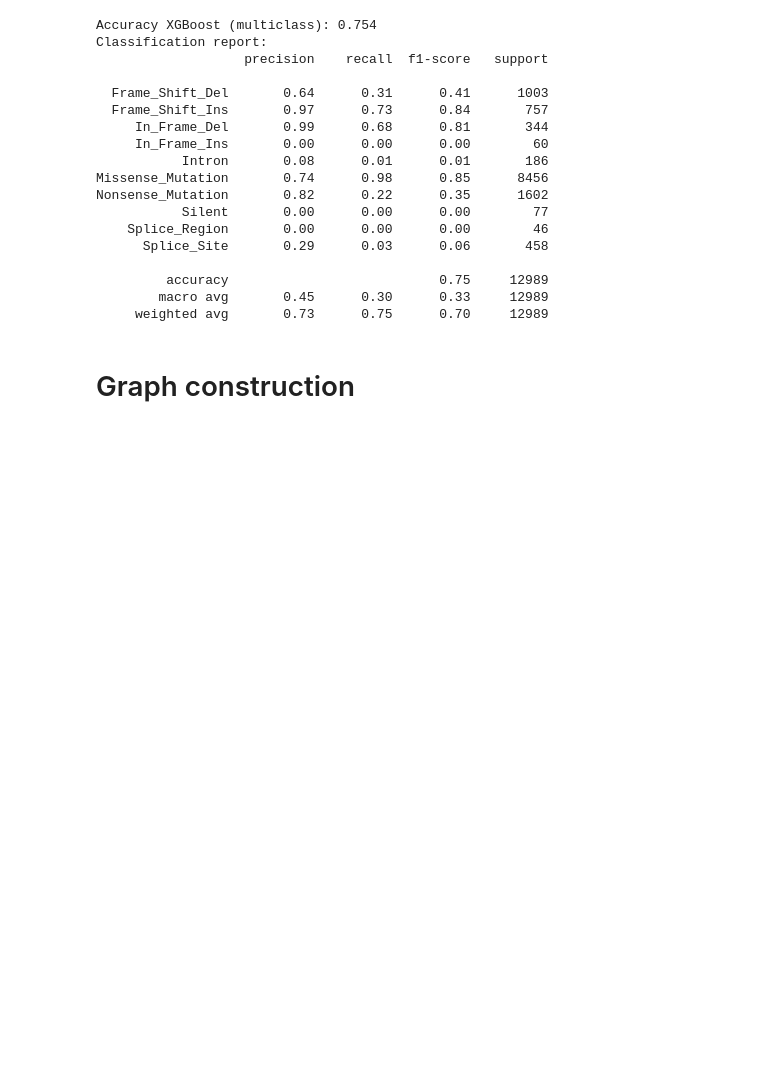
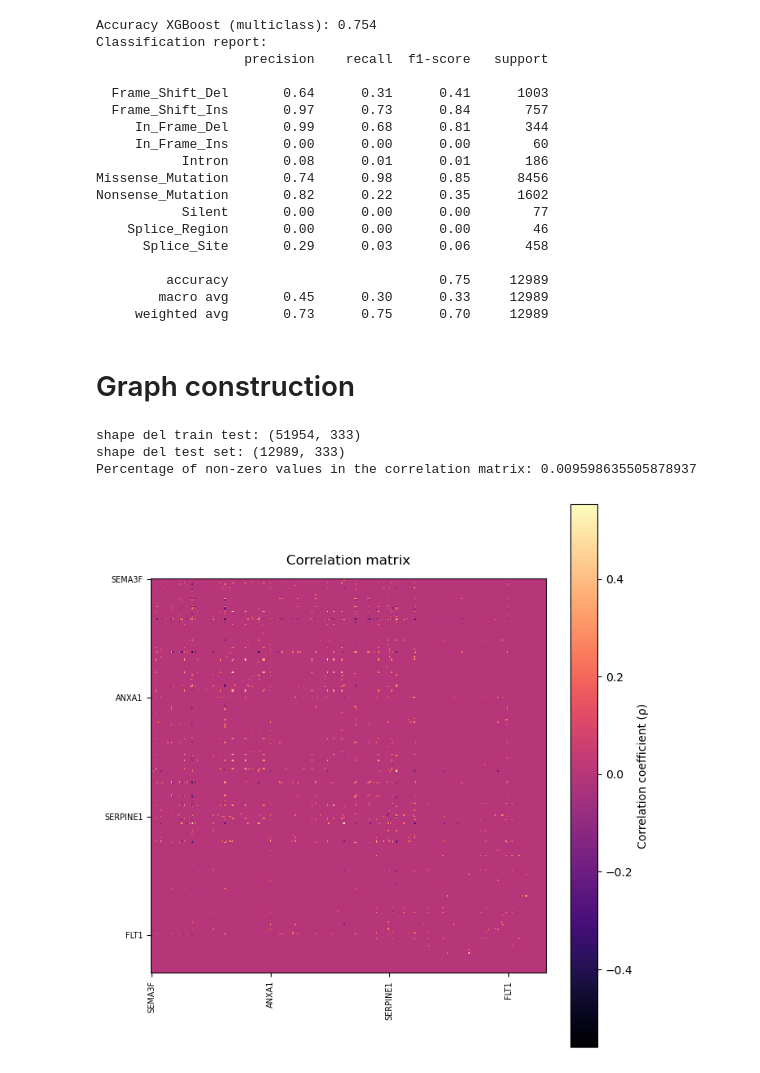
Before and after one commit to tommasoravasio/scRNAseq-GNN-multiclass-tp53, a Jupyter notebook: notebooks/main_experiment.ipynb, the cells around one changed output. Cells and saved outputs as stored; diff of their text form; code cells hidden in the pictures; blank space fills up the shorter version.

Commit message:
implemented graph construction in notebook

```diff
--- a/notebooks/main_experiment.ipynb
+++ b/notebooks/main_experiment.ipynb
@@ -534,3 +538,16 @@ Nonsense_Mutation       0.82      0.22      0.35      1602
      weighted avg       0.73      0.75      0.70     12989
 # %% [markdown]
 # Graph construction
+# %%
+#Construction of the correlation matrix
+df_target = pd.read_csv("../output/final_preprocessed_data_target_.csv", index_col=0)
+train_df, test_df = graph_constructor.train_test_split(df_target, test_size=0.2, random_state=42)
+print(f"shape del train test: {train_df.shape} \nshape del test set: {test_df.shape}")
+mat=graph_constructor.build_correlation_matrix(train_df.iloc[:,:-1], corr_threshold=0.2, p_value_threshold=0.05)
+graph_constructor.check_percentage_of_zeros(mat)
+graph_constructor.plot_the_correlation_matrix_colored(train_df, mat)
+# %% [output]
+shape del train test: (51954, 333)
+shape del test set: (12989, 333)
+Percentage of non-zero values in the correlation matrix: 0.009598635505878937
+[figure, added]
```
Also changed, not shown: parts of 5 cells of this notebook, 1 other file.
